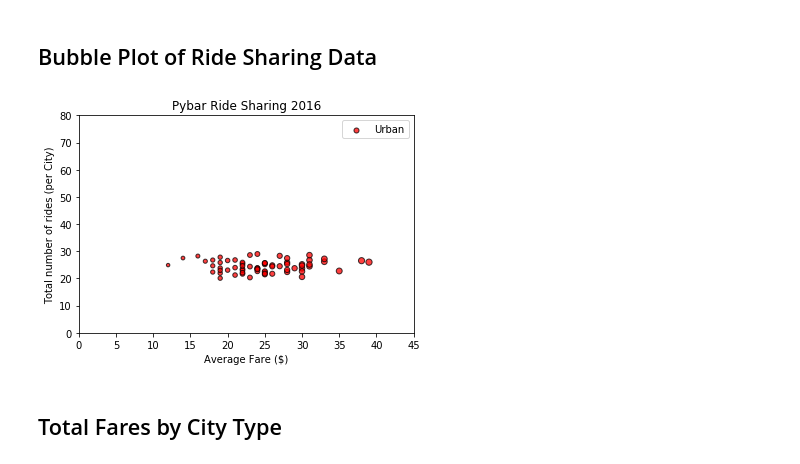
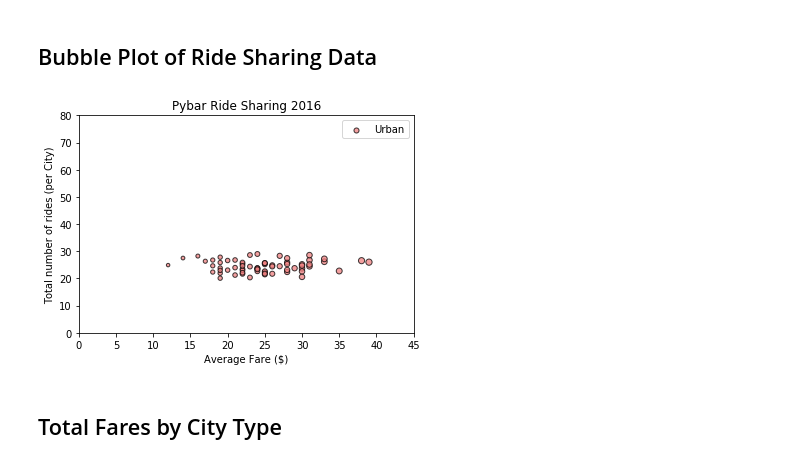
Before and after one commit to zamorske/Homework_5_lab, a Jupyter notebook: Homework_5_LEZ.ipynb, the cells around one changed output. Cells and saved outputs as stored; diff of their text form; code cells hidden in the pictures.

```diff
--- a/Homework_5_LEZ.ipynb
+++ b/Homework_5_LEZ.ipynb
@@ -50,7 +50,7 @@ combined_city_ride_data.head()
 # scatter_group = combined_city_ride_data.groupby('type')
 # scatter_group.head()
 #Split dataframes by type
-x_limit = 45
+# x_limit = 45
 urban_type = combined_city_ride_data.loc[combined_city_ride_data["type"] == "Urban", :]
 suburban_type = combined_city_ride_data.loc[combined_city_ride_data["type"] == "Suburban", :]
 rural_type = combined_city_ride_data.loc[combined_city_ride_data["type"] == "Rural", :]
@@ -78,11 +78,11 @@ rural_type_avg = rural_type_city['fare'].mean()
 # x_axis = np.arange(0, x_limit, 1)
 ####################
 
-urban_line = plt.scatter(urban_type_tot, urban_type_avg, marker="o", facecolors="red", edgecolors="black", s=urban_type_tot,
+urban_line = plt.scatter(urban_type_tot, urban_type_avg, marker="o", facecolors="lightcoral", edgecolors="black", s=urban_type_tot,
             alpha=0.75, label="Urban")
-# suburban_line = plt.scatter(suburban_type_tot, suburban_type_avg, marker="o", facecolors="blue", edgecolors="black",
-#                             s=suburban_type_tot, alpha=0.75, label="Subrban")
-# rural_line = plt.scatter(rural_type_tot, rural_type_avg, marker="o", facecolors="blue", edgecolors="black",
+# suburban_line = plt.scatter(suburban_type_tot, suburban_type_avg, marker="o", facecolors="lightskyblue", edgecolors="black",
+#             s=suburban_type_tot, alpha=0.75, label="Subrban", urban_line=urban_line)
+# # rural_line = plt.scatter(rural_type_tot, rural_type_avg, marker="o", facecolors="Gold", edgecolors="black",
 #                             s=rural_type_tot, alpha=0.75, label="Rural")
 plt.title("Pybar Ride Sharing 2016")
 plt.xlabel("Average Fare ($)")
@@ -90,6 +90,7 @@ plt.ylabel("Total number of rides (per City)")
 plt.ylim(0,80)
 # The x limits of our scatter plot is 0 to 100
 plt.xlim(0, x_limit)
+# plt.text(60, 60,r'Circle size correlates with driver count by city', fontdict=font)
 # Create a legend for our chart
 plt.legend(handles=[urban_line], loc="best") #,suburban_line, rural_line
 plt.show()
@@ -108,34 +109,34 @@ plt.show()
 # scatter_group.plot(kind="scatter", x="drive_sum", y="avg_fare", grid=True, figsize=(20,10),
 #               title="Horsepower Vs. MPG")
 # plt.show()
 # scatter_group.pyplot.scatter(x, y, s=None, c=None, marker=None, cmap=None,
 # norm=None, vmin=None, vmax=None, alpha=None, linewidths=None, verts=None,
 # edgecolors=None, hold=None, data=None, **kwargs)
 # # x = np.arange(len(combined_city_ride_data))
 # x = combined_city_ride_data.type
 # y = combined_city_ride_data.fare
 # plt.scatter(x, y, marker='o')
 # Build the scatter plots for each city types
 # N = 50
 # x = total_rides
 # y = np.random.rand(N)
 # colors = np.random.rand(N)
 # area = np.pi * (15 * np.random.rand(N))**2  # 0 to 15 point radii
 
 # plt.scatter(x, y, s=area, c=colors, alpha=0.5)
 # plt.show()
 # Create a scatter plot which compares MPG to horsepower
 # combined_city_ride_data.plot(kind="scatter", x="????", y=(total_type_count), grid=True, title="Fare Vs. type")
 # plt.show()
 # Incorporate the other graph properties
 
 # Create a legend
 
 # Incorporate a text label regarding circle size
 
 # Save Figure
 # %% [output]
-[figure, old version]
+[figure, new version]
 # %%
 # Show plot
 plt.show()
```
Also changed, not shown: parts of 3 cells of this notebook, 1 other file.
